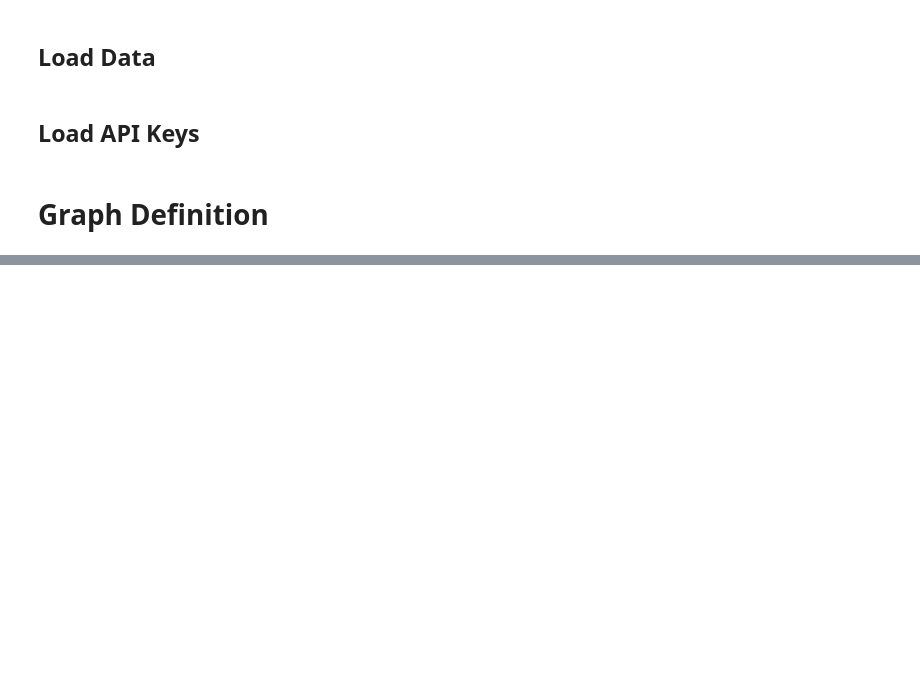
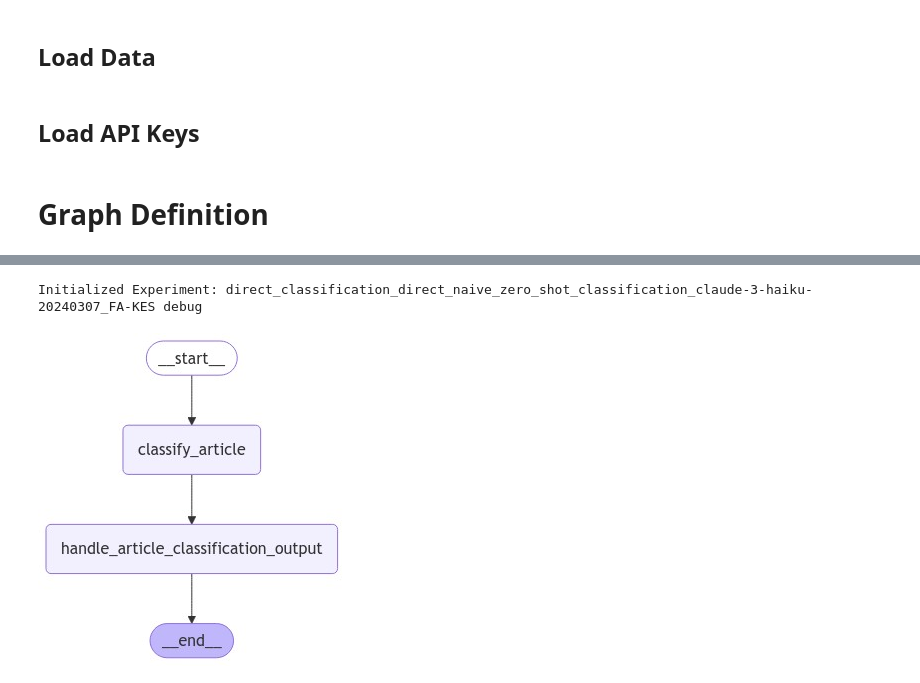
Before and after one commit to FinlayDuff/Dissertation, a Jupyter notebook: notebooks/baseline/zero_shot.ipynb, the cells around one changed output, grey strips where cells are left out. Drawn from its saved outputs; the diff is of its cells as text; code cells hidden in the pictures; blank space fills up the shorter version.

Commit message:
Stage Classification working

```diff
--- a/notebooks/baseline/zero_shot.ipynb
+++ b/notebooks/baseline/zero_shot.ipynb
@@ -50,25 +53,26 @@ os.environ["LANGCHAIN_PROJECT"] = "FakeNews Detection"
 open_ai_model_name = 'gpt-4o-mini-2024-07-18'
 anthropic_model_name = 'claude-3-haiku-20240307'
 # %%
-# main.py
-
+# # main.py
+#
 from core.experiment import Experiment
 
-# Define the prompt name
-# prompt_name = "naive_zero_shot_classification"
-# prompt_name = "robust_zero_shot_classification"
-prompt_name = "few_shot_classification"
+# # Define the prompt name
+prompt_name = "direct_naive_zero_shot_classification"
+# # prompt_name = "direct_robust_zero_shot_classification"
+# # prompt_name = "direct_few_shot_classification"
 
 
-# Instantiate the experiment
+# # Instantiate the experiment
 experiment = Experiment(
-    prompt_name=prompt_name,
-    model_name=open_ai_model_name,
+    article_classification_prompt_name=prompt_name,
+    llm_model_name=open_ai_model_name,
     dataset_name="FA-KES test",
     description="Evaluating graph-based misinformation detection system.",
-    experiment_type="basic_classification"
+    experiment_type="staged_classification",
+    verbose=True,
 )
 
-# Run the evaluation
+# # Run the evaluation
 results = experiment.run_evaluation()
 # %% [output]
@@ -76,0 +106,14 @@ https://smith.langchain.com/o/7ade50a2-3a1f-5106-9003-6a8cfb7b3652/datasets/ffa2
+# %%
+# Instantiate the experiment
+experiment = Experiment(
+    article_classification_prompt_name=prompt_name,
+    llm_model_name=anthropic_model_name,
+    dataset_name="FA-KES debug",
+    description="Evaluating graph-based misinformation detection system.",
+    experiment_type="direct_classification",
+    verbose=True,
+)
+experiment.graph_manager.visualize_graph()
+# %% [output]
+Initialized Experiment: direct_classification_direct_naive_zero_shot_classification_claude-3-haiku-20240307_FA-KES debug
+[figure, added]
```
Also changed, not shown: parts of 20 cells of this notebook, 12 other files.
